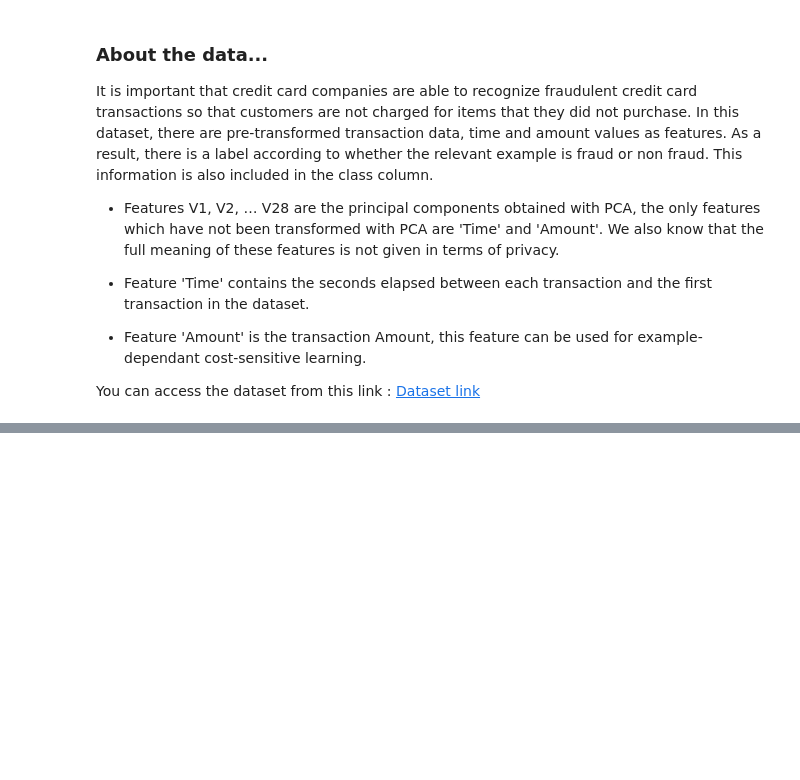
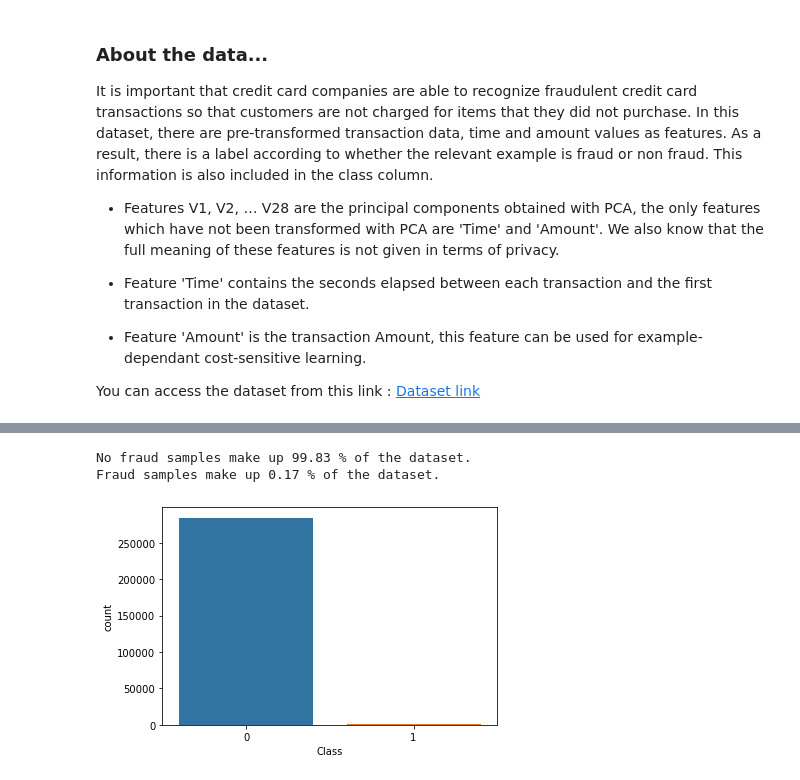
Before and after one commit to ugurcanerdogan/Cross-Validation-with-Imbalanced-Dataset, a Jupyter notebook: notebook.ipynb, the cells around one changed output, grey strips where cells are left out. Drawn from its saved outputs; the diff is of its cells as text; code cells hidden in the pictures; blank space fills up the shorter version.

```diff
--- a/notebook.ipynb
+++ b/notebook.ipynb
@@ -99,0 +97,9 @@ df.describe()
+# %%
+# As you can see, the distribution of classes in our data is very uneven and imbalanced.
+print("No fraud samples make up", round(df["Class"].value_counts()[0]/len(df) * 100,2), "% of the dataset.")
+print("Fraud samples make up", round(df["Class"].value_counts()[1]/len(df) * 100,2), "% of the dataset.")
+sns.countplot(x="Class", data=df);
+# %% [output]
+No fraud samples make up 99.83 % of the dataset.
+Fraud samples make up 0.17 % of the dataset.
+[figure, added]
```
Also changed, not shown: parts of 11 cells of this notebook, 1 other file.
